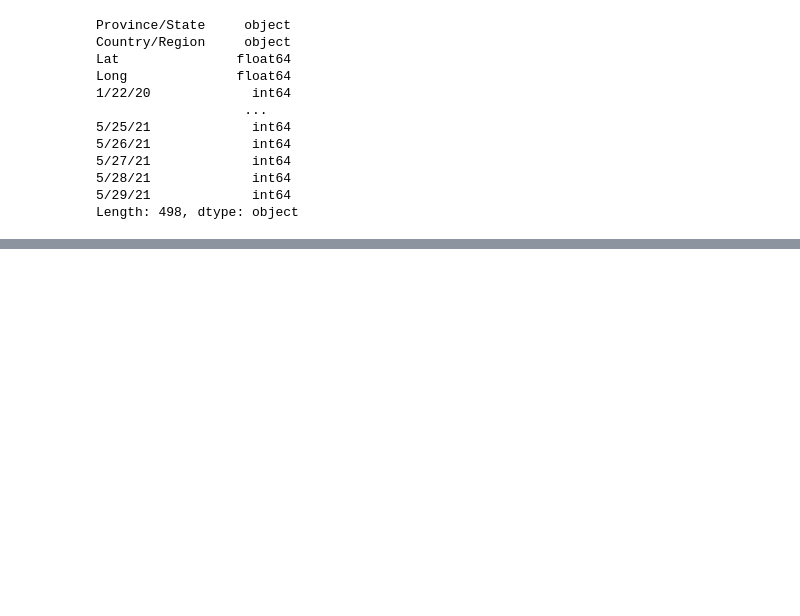
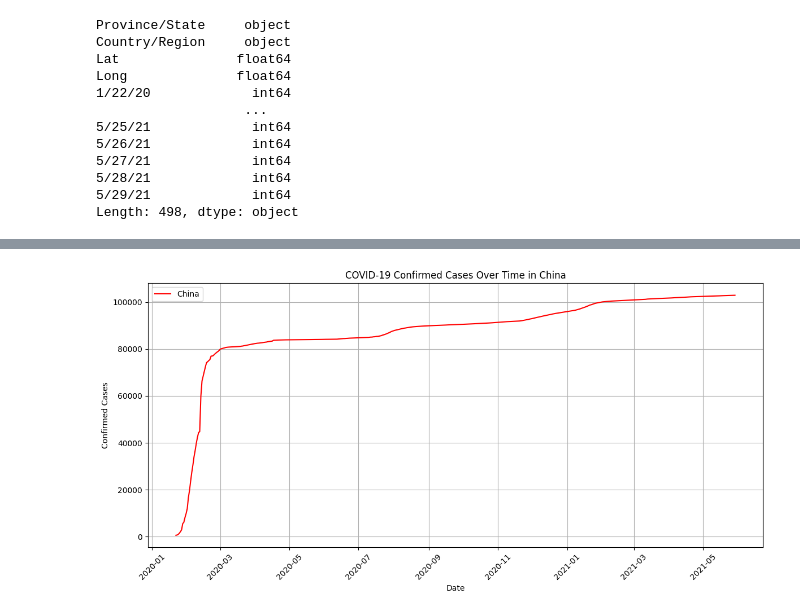
Before and after one commit to Haze45/Covid-19-Case-Study, a Jupyter notebook: Covid19.ipynb, the cells around one changed output, grey strips where cells are left out. Drawn from its saved outputs; the diff is of its cells as text; code cells hidden in the pictures; blank space fills up the shorter version.

```diff
--- a/Covid19.ipynb
+++ b/Covid19.ipynb
@@ -96,0 +137,20 @@ Length: 498, dtype: object
+# %%
+china_df = confirmed[confirmed['Country/Region'] == 'China']
+china_df = china_df.drop(columns=['Province/State', 'Country/Region','Lat', 'Long'])
+china_total = china_df.sum()
+# Convert column names (dates) to datetime
+dates = pd.to_datetime(china_total.index, format='%m/%d/%y')
+
+# Plot
+plt.figure(figsize=(12, 6))
+plt.plot(dates, china_total.values, label='China', color='red')
+plt.title('COVID-19 Confirmed Cases Over Time in China')
+plt.xlabel('Date')
+plt.ylabel('Confirmed Cases')
+plt.xticks(rotation=45)
+plt.grid(True)
+plt.legend()
+plt.tight_layout()
+plt.show()
+# %% [output]
+[figure, added]
```
Also changed, not shown: parts of 34 cells of this notebook, 1 other file.
